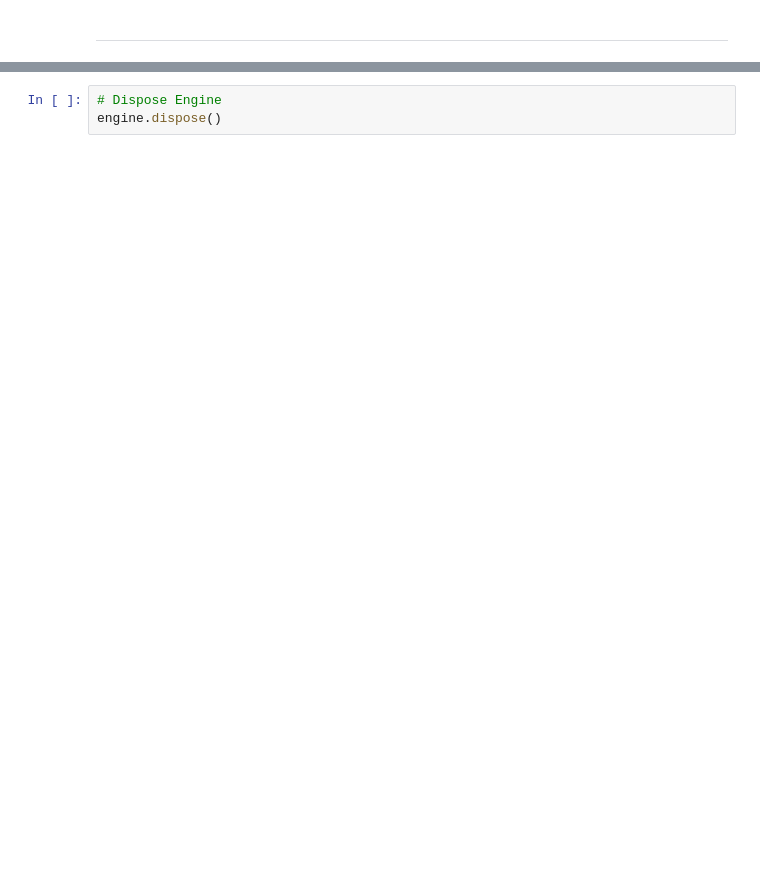
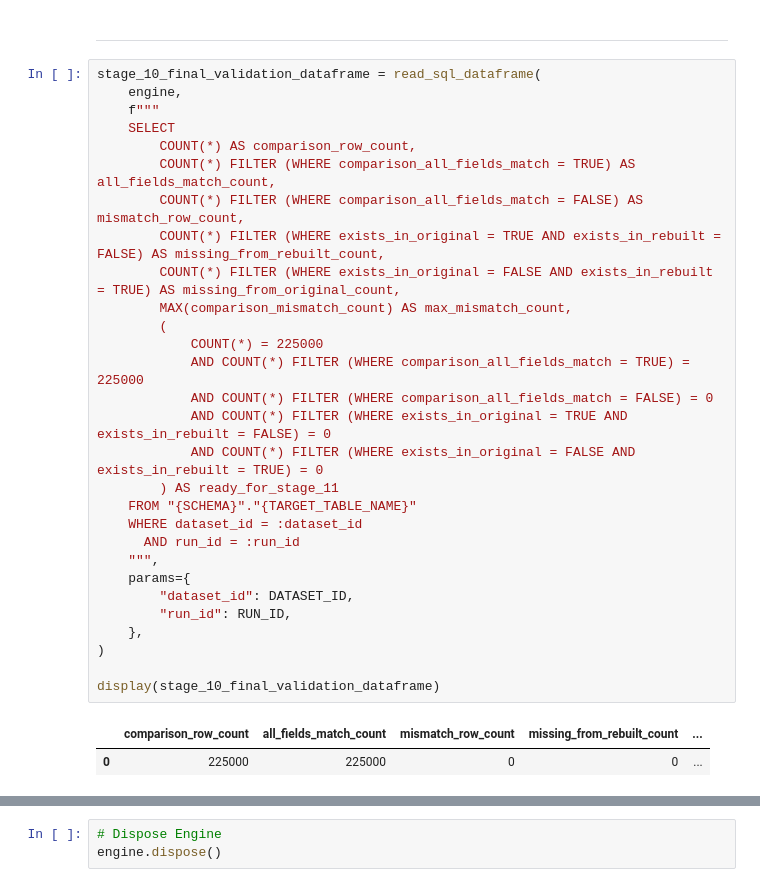
Before and after one commit to DCook-WGU/dcook-wgu-capstone-unified-predictive-maintenance-pipeline, a Jupyter notebook: notebooks/synthetic/synthetic_10_rebuild_comparison.ipynb, the cells around one changed output, grey strips where cells are left out. Drawn from its saved outputs; the diff is of its cells as text; blank space fills up the shorter version.

Commit message:
Updates to stages 8-10, utils update, pylance config

```diff
--- a/notebooks/synthetic/synthetic_10_rebuild_comparison.ipynb
+++ b/notebooks/synthetic/synthetic_10_rebuild_comparison.ipynb
@@ -140,2 +313,34 @@ display(detail_dataframe)
 # %% [markdown]
 ----
+# %%
+stage_10_final_validation_dataframe = read_sql_dataframe(
+    engine,
+    f"""
+    SELECT
+        COUNT(*) AS comparison_row_count,
+        COUNT(*) FILTER (WHERE comparison_all_fields_match = TRUE) AS all_fields_match_count,
+        COUNT(*) FILTER (WHERE comparison_all_fields_match = FALSE) AS mismatch_row_count,
+        COUNT(*) FILTER (WHERE exists_in_original = TRUE AND exists_in_rebuilt = FALSE) AS missing_from_rebuilt_count,
+        COUNT(*) FILTER (WHERE exists_in_original = FALSE AND exists_in_rebuilt = TRUE) AS missing_from_original_count,
+        MAX(comparison_mismatch_count) AS max_mismatch_count,
+        (
+            COUNT(*) = 225000
+            AND COUNT(*) FILTER (WHERE comparison_all_fields_match = TRUE) = 225000
+            AND COUNT(*) FILTER (WHERE comparison_all_fields_match = FALSE) = 0
+            AND COUNT(*) FILTER (WHERE exists_in_original = TRUE AND exists_in_rebuilt = FALSE) = 0
+            AND COUNT(*) FILTER (WHERE exists_in_original = FALSE AND exists_in_rebuilt = TRUE) = 0
+        ) AS ready_for_stage_11
+    FROM "{SCHEMA}"."{TARGET_TABLE_NAME}"
+    WHERE dataset_id = :dataset_id
+      AND run_id = :run_id
+    """,
+    params={
+        "dataset_id": DATASET_ID,
+        "run_id": RUN_ID,
+    },
+)
+
+display(stage_10_final_validation_dataframe)
+# %% [output]
+|  | comparison_row_count | all_fields_match_count | mismatch_row_count | missing_from_rebuilt_count | ... |
+| 0 | 225000 | 225000 | 0 | 0 | ... |
```
Also changed, not shown: parts of 12 cells of this notebook, 12 other files.
